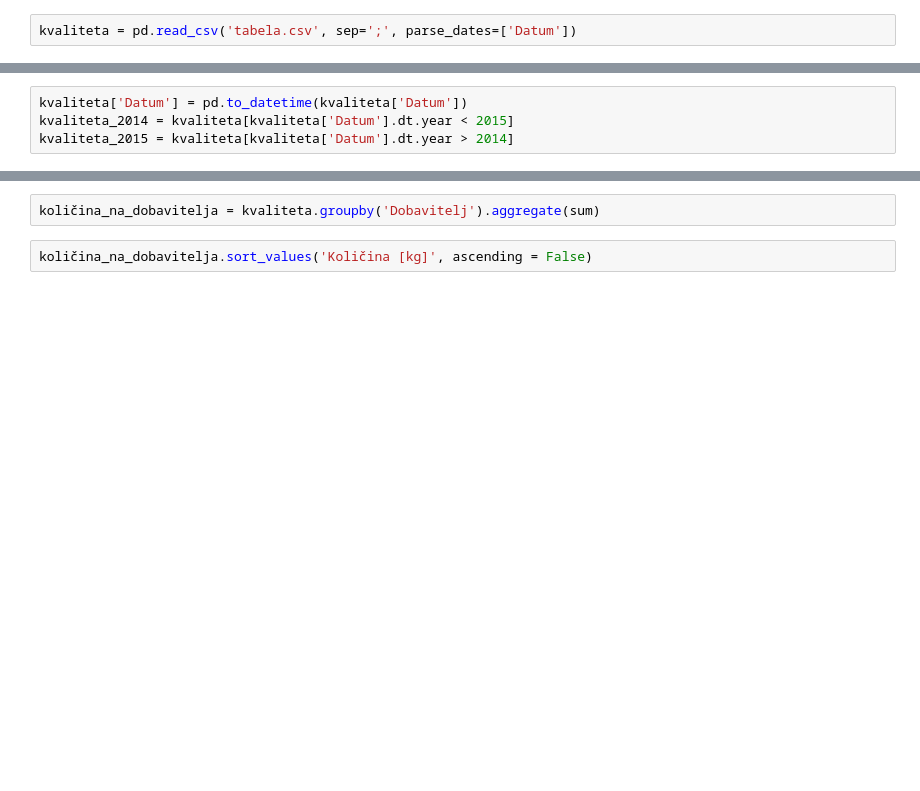
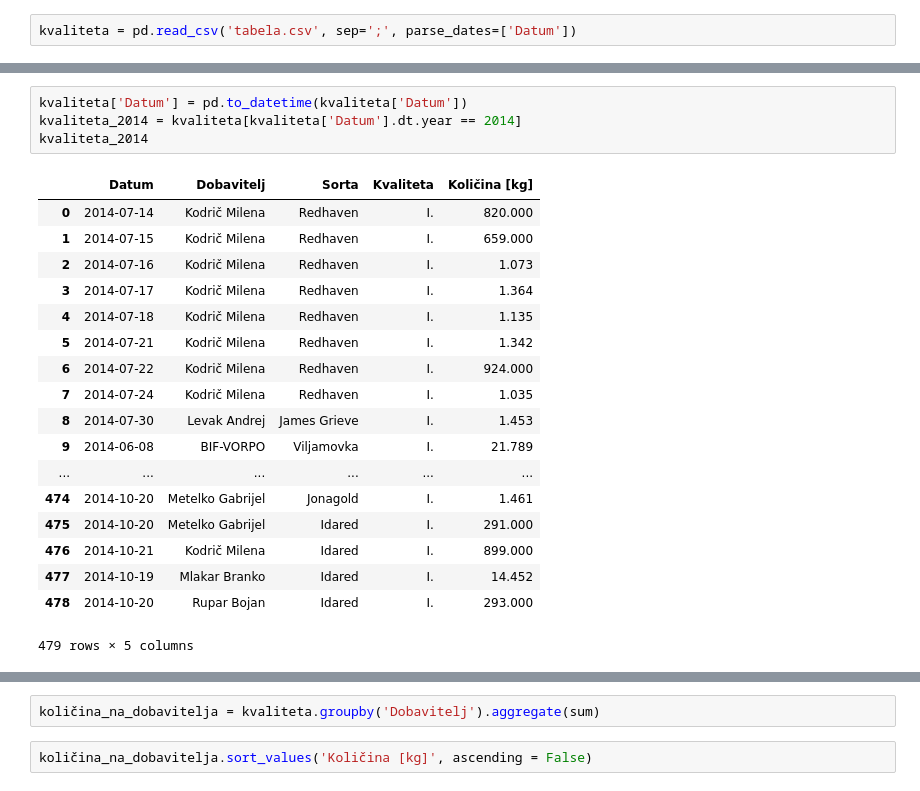
Before and after one commit to adrstvensek/Kvaliteta-prejetega-sadja, a Jupyter notebook: Projekt.ipynb, the cells around one changed output, grey strips where cells are left out. Drawn from its saved outputs; the diff is of its cells as text; blank space fills up the shorter version.

```diff
--- a/Projekt.ipynb
+++ b/Projekt.ipynb
@@ -27,4 +29,23 @@ kvaliteta
 # %%
 kvaliteta['Datum'] = pd.to_datetime(kvaliteta['Datum'])
-kvaliteta_2014 = kvaliteta[kvaliteta['Datum'].dt.year < 2015]
-kvaliteta_2015 = kvaliteta[kvaliteta['Datum'].dt.year > 2014]
+kvaliteta_2014 = kvaliteta[kvaliteta['Datum'].dt.year == 2014]
+kvaliteta_2014
+# %% [output]
+|  | Datum | Dobavitelj | Sorta | Kvaliteta | Količina [kg] |
+| 0 | 2014-07-14 | Kodrič Milena | Redhaven | I. | 820.000 |
+| 1 | 2014-07-15 | Kodrič Milena | Redhaven | I. | 659.000 |
+| 2 | 2014-07-16 | Kodrič Milena | Redhaven | I. | 1.073 |
+| 3 | 2014-07-17 | Kodrič Milena | Redhaven | I. | 1.364 |
+| 4 | 2014-07-18 | Kodrič Milena | Redhaven | I. | 1.135 |
+| 5 | 2014-07-21 | Kodrič Milena | Redhaven | I. | 1.342 |
+| 6 | 2014-07-22 | Kodrič Milena | Redhaven | I. | 924.000 |
+| 7 | 2014-07-24 | Kodrič Milena | Redhaven | I. | 1.035 |
+| 8 | 2014-07-30 | Levak Andrej | James Grieve | I. | 1.453 |
+| 9 | 2014-06-08 | BIF-VORPO | Viljamovka | I. | 21.789 |
+| ... | ... | ... | ... | ... | ... |
+| 474 | 2014-10-20 | Metelko Gabrijel | Jonagold | I. | 1.461 |
+| 475 | 2014-10-20 | Metelko Gabrijel | Idared | I. | 291.000 |
+| 476 | 2014-10-21 | Kodrič Milena | Idared | I. | 899.000 |
+| 477 | 2014-10-19 | Mlakar Branko | Idared | I. | 14.452 |
+| 478 | 2014-10-20 | Rupar Bojan | Idared | I. | 293.000 |
+479 rows × 5 columns
```
Also changed, not shown: parts of 10 cells of this notebook.
